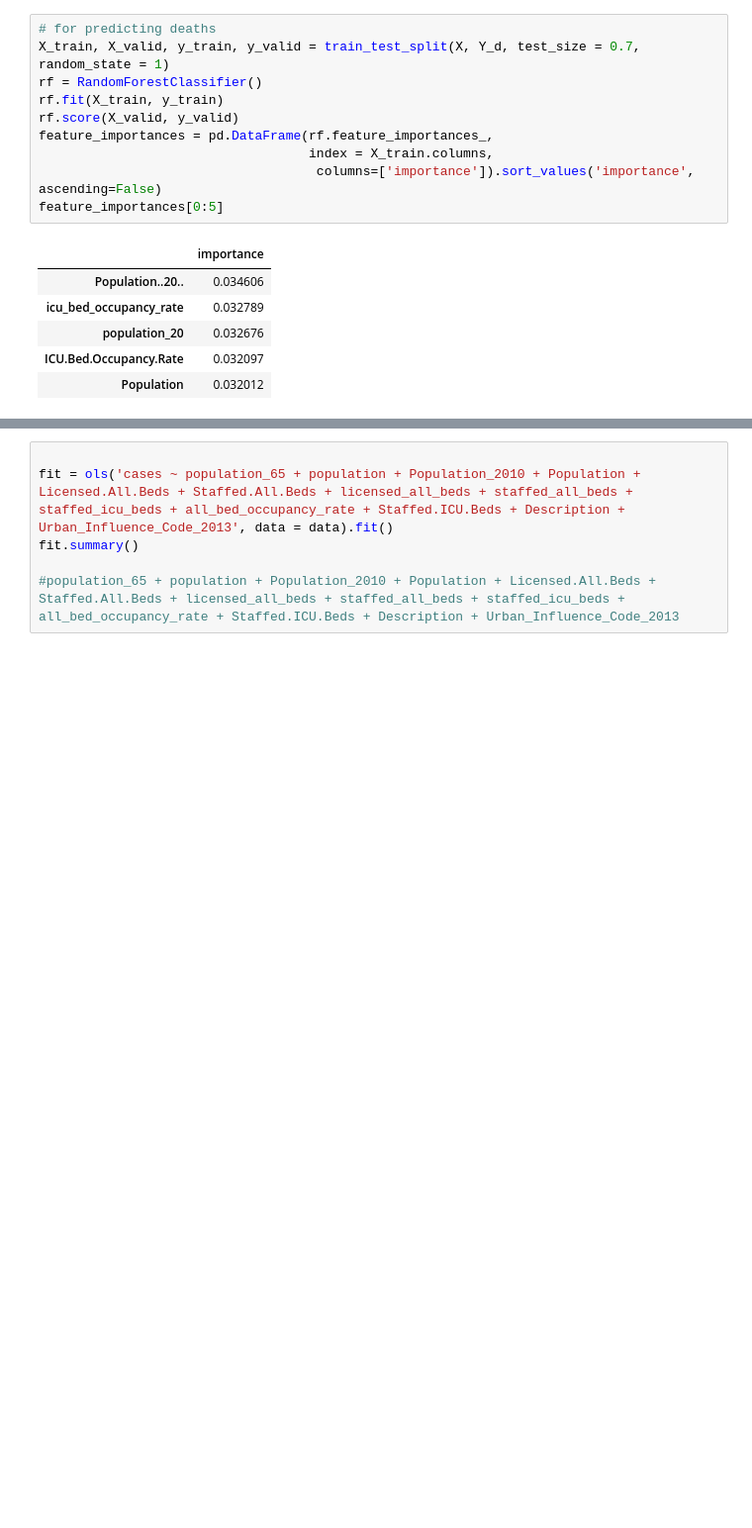
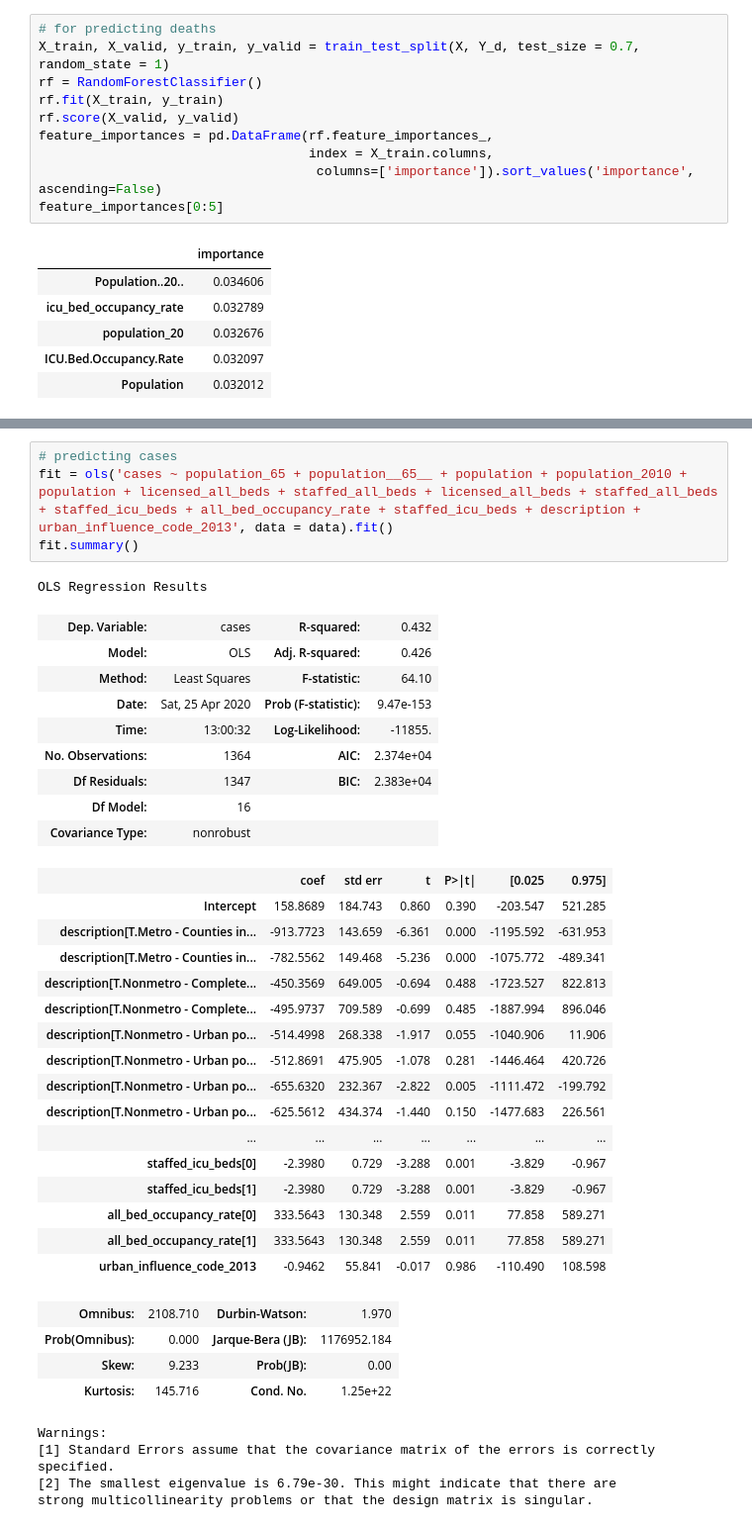
Before and after one commit to tiffttu/BINF_final, a Jupyter notebook: Report.ipynb, the cells around one changed output, grey strips where cells are left out. Shown: that part at 99% size. Saved outputs shown, nothing was run; the diff lists cells and outputs as text; blank space fills up the shorter version.

```diff
--- a/Report.ipynb
+++ b/Report.ipynb
@@ -333,6 +321,39 @@ data
-# %%
-
-fit = ols('cases ~ population_65 + population + Population_2010 + Population + Licensed.All.Beds + Staffed.All.Beds + licensed_all_beds + staffed_all_beds + staffed_icu_beds + all_bed_occupancy_rate + Staffed.ICU.Beds + Description + Urban_Influence_Code_2013', data = data).fit()
-fit.summary()
-
-#population_65 + population + Population_2010 + Population + Licensed.All.Beds + Staffed.All.Beds + licensed_all_beds + staffed_all_beds + staffed_icu_beds + all_bed_occupancy_rate + Staffed.ICU.Beds + Description + Urban_Influence_Code_2013
+# %%
+# predicting cases
+fit = ols('cases ~ population_65 + population__65__ + population + population_2010 + population + licensed_all_beds + staffed_all_beds + licensed_all_beds + staffed_all_beds + staffed_icu_beds + all_bed_occupancy_rate + staffed_icu_beds + description + urban_influence_code_2013', data = data).fit()
+fit.summary()
+# %% [output]
+OLS Regression Results
+| Dep. Variable: | cases | R-squared: | 0.432 |
+| Model: | OLS | Adj. R-squared: | 0.426 |
+| Method: | Least Squares | F-statistic: | 64.10 |
+| Date: | Sat, 25 Apr 2020 | Prob (F-statistic): | 9.47e-153 |
+| Time: | 13:00:32 | Log-Likelihood: | -11855. |
+| No. Observations: | 1364 | AIC: | 2.374e+04 |
+| Df Residuals: | 1347 | BIC: | 2.383e+04 |
+| Df Model: | 16 |  |  |
+| Covariance Type: | nonrobust |  |  |
+|  | coef | std err | t | P>|t| | [0.025 | 0.975] |
+| Intercept | 158.8689 | 184.743 | 0.860 | 0.390 | -203.547 | 521.285 |
+| description[T.Metro - Counties in... | -913.7723 | 143.659 | -6.361 | 0.000 | -1195.592 | -631.953 |
+| description[T.Metro - Counties in... | -782.5562 | 149.468 | -5.236 | 0.000 | -1075.772 | -489.341 |
+| description[T.Nonmetro - Complete... | -450.3569 | 649.005 | -0.694 | 0.488 | -1723.527 | 822.813 |
+| description[T.Nonmetro - Complete... | -495.9737 | 709.589 | -0.699 | 0.485 | -1887.994 | 896.046 |
+| description[T.Nonmetro - Urban po... | -514.4998 | 268.338 | -1.917 | 0.055 | -1040.906 | 11.906 |
+| description[T.Nonmetro - Urban po... | -512.8691 | 475.905 | -1.078 | 0.281 | -1446.464 | 420.726 |
+| description[T.Nonmetro - Urban po... | -655.6320 | 232.367 | -2.822 | 0.005 | -1111.472 | -199.792 |
+| description[T.Nonmetro - Urban po... | -625.5612 | 434.374 | -1.440 | 0.150 | -1477.683 | 226.561 |
+| ... | ... | ... | ... | ... | ... | ... |
+| staffed_icu_beds[0] | -2.3980 | 0.729 | -3.288 | 0.001 | -3.829 | -0.967 |
+| staffed_icu_beds[1] | -2.3980 | 0.729 | -3.288 | 0.001 | -3.829 | -0.967 |
+| all_bed_occupancy_rate[0] | 333.5643 | 130.348 | 2.559 | 0.011 | 77.858 | 589.271 |
+| all_bed_occupancy_rate[1] | 333.5643 | 130.348 | 2.559 | 0.011 | 77.858 | 589.271 |
+| urban_influence_code_2013 | -0.9462 | 55.841 | -0.017 | 0.986 | -110.490 | 108.598 |
+| Omnibus: | 2108.710 | Durbin-Watson: | 1.970 |
+| Prob(Omnibus): | 0.000 | Jarque-Bera (JB): | 1176952.184 |
+| Skew: | 9.233 | Prob(JB): | 0.00 |
+| Kurtosis: | 145.716 | Cond. No. | 1.25e+22 |
+Warnings:
+[1] Standard Errors assume that the covariance matrix of the errors is correctly specified.
+[2] The smallest eigenvalue is 6.79e-30. This might indicate that there are
+strong multicollinearity problems or that the design matrix is singular.
```
Also changed, not shown: parts of 10 cells of this notebook.
